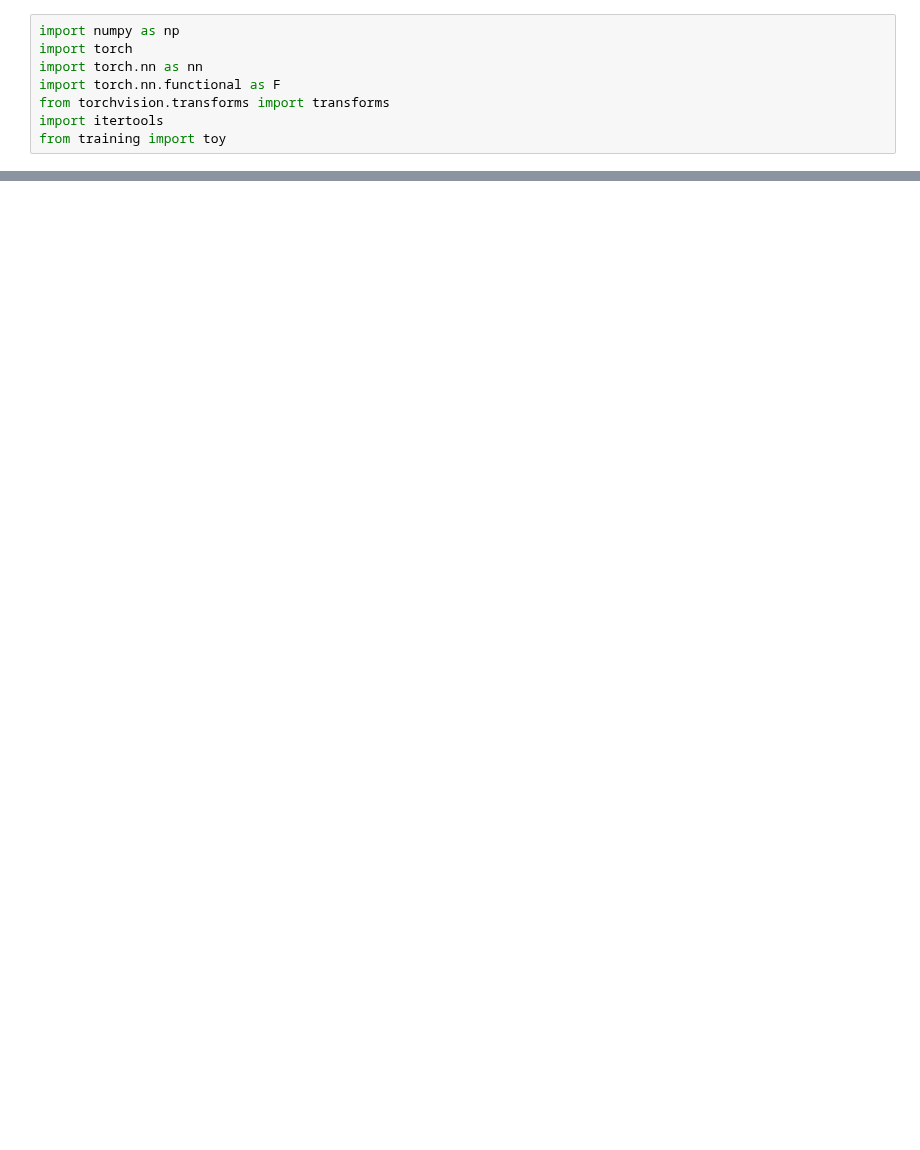
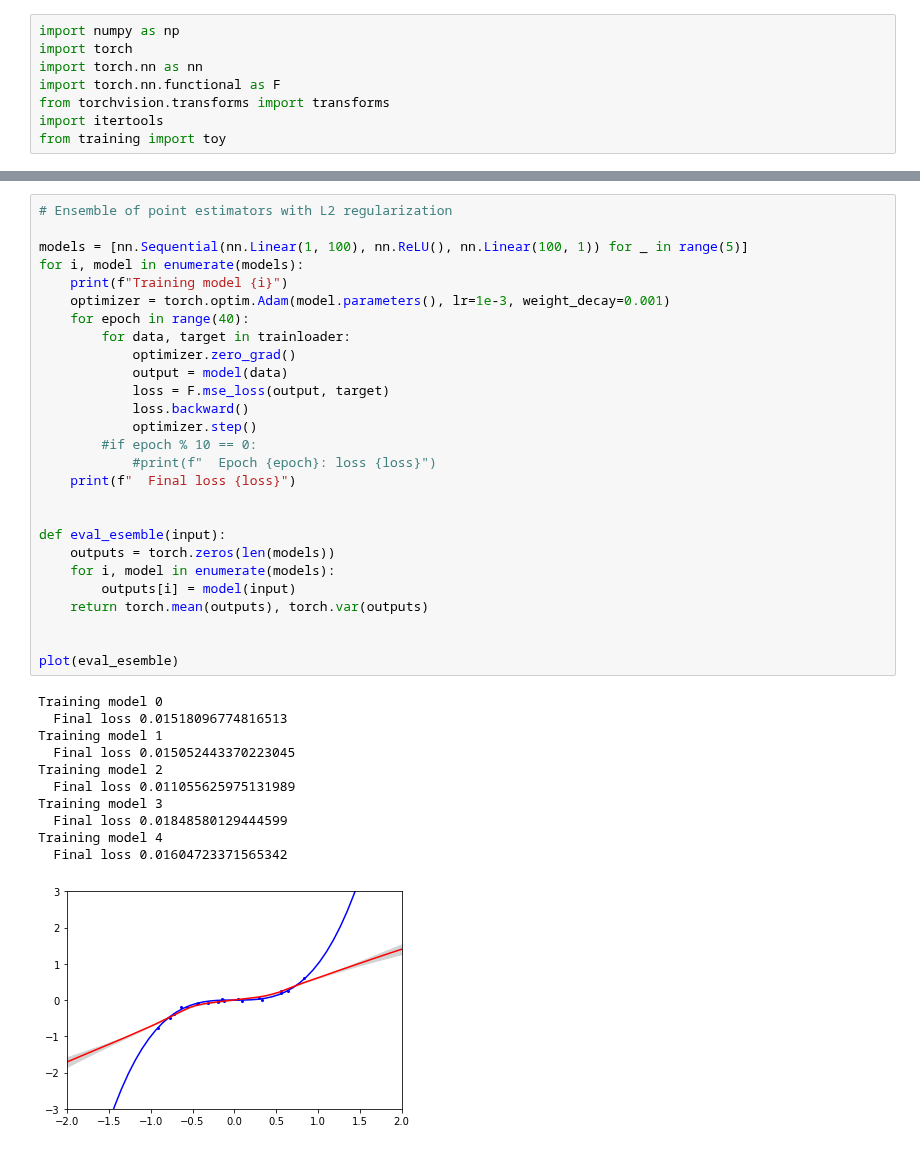
Before and after one commit to Feuermagier/VariationalBayesianDL, a Jupyter notebook: ToyRegression.ipynb, the cells around one changed output, grey strips where cells are left out. Saved outputs shown, nothing was run; the diff lists cells and outputs as text; blank space fills up the shorter version.

```diff
--- a/ToyRegression.ipynb
+++ b/ToyRegression.ipynb
@@ -92,0 +100,39 @@ Final loss 0.001502353698015213
+# %%
+# Ensemble of point estimators with L2 regularization
+
+models = [nn.Sequential(nn.Linear(1, 100), nn.ReLU(), nn.Linear(100, 1)) for _ in range(5)]
+for i, model in enumerate(models):
+    print(f"Training model {i}")
+    optimizer = torch.optim.Adam(model.parameters(), lr=1e-3, weight_decay=0.001)
+    for epoch in range(40):
+        for data, target in trainloader:
+            optimizer.zero_grad()
+            output = model(data)
+            loss = F.mse_loss(output, target)
+            loss.backward()
+            optimizer.step()
+        #if epoch % 10 == 0:
+            #print(f"  Epoch {epoch}: loss {loss}")
+    print(f"  Final loss {loss}")
+
+
+def eval_esemble(input):
+    outputs = torch.zeros(len(models))
+    for i, model in enumerate(models):
+        outputs[i] = model(input)
+    return torch.mean(outputs), torch.var(outputs)
+
+
+plot(eval_esemble)
+# %% [output]
+Training model 0
+  Final loss 0.01518096774816513
+Training model 1
+  Final loss 0.015052443370223045
+Training model 2
+  Final loss 0.011055625975131989
+Training model 3
+  Final loss 0.01848580129444599
+Training model 4
+  Final loss 0.01604723371565342
+[figure, added]
```
Also changed, not shown: parts of 5 cells of this notebook, 5 other files.
